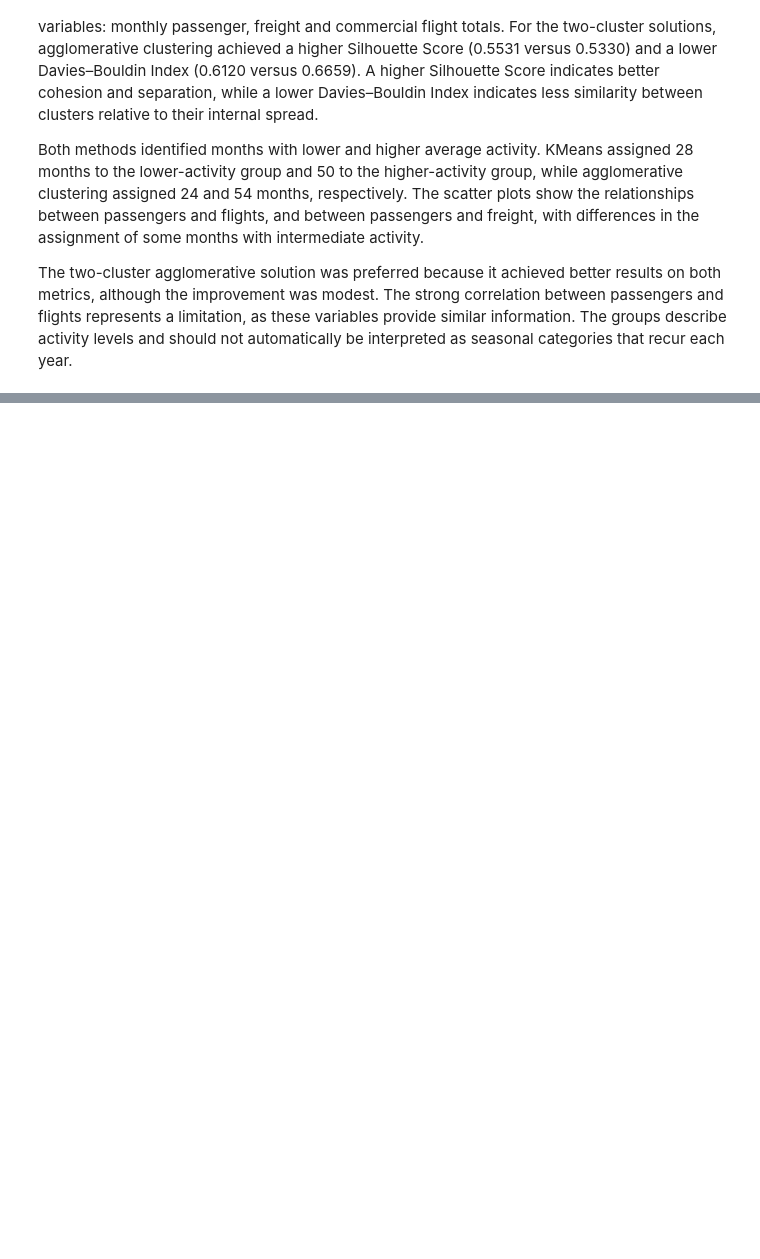
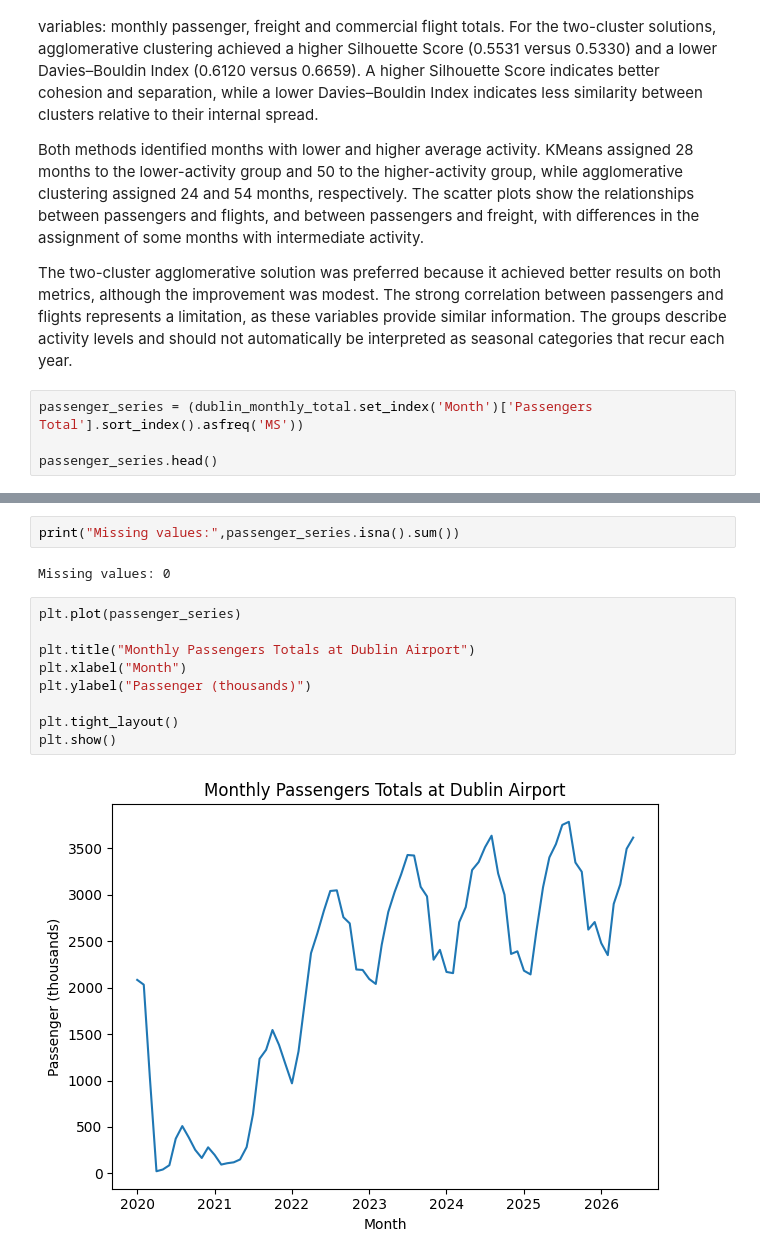
Before and after one commit to Ricardocotaa/CA1-Machine-Learning-2-Ricardo-Cota, a Jupyter notebook: CA1 MachineLearning-RicardoCota.ipynb, the cells around one changed output, grey strips where cells are left out. Drawn from its saved outputs; the diff is of its cells as text; blank space fills up the shorter version.

Commit message:
Time series exploration and initial ADF test

```diff
--- a/CA1 MachineLearning-RicardoCota.ipynb
+++ b/CA1 MachineLearning-RicardoCota.ipynb
@@ -676,3 +676,7 @@ KMeans and agglomerative clustering were compared using the same three standardi
 Both methods identified months with lower and higher average activity. KMeans assigned 28 months to the lower-activity group and 50 to the higher-activity group, while agglomerative clustering assigned 24 and 54 months, respectively. The scatter plots show the relationships between passengers and flights, and between passengers and freight, with differences in the assignment of some months with intermediate activity.
 
 The two-cluster agglomerative solution was preferred because it achieved better results on both metrics, although the improvement was modest. The strong correlation between passengers and flights represents a limitation, as these variables provide similar information. The groups describe activity levels and should not automatically be interpreted as seasonal categories that recur each year.
+# %%
+passenger_series = (dublin_monthly_total.set_index('Month')['Passengers Total'].sort_index().asfreq('MS'))
+
+passenger_series.head()
@@ -678,0 +703,15 @@ The two-cluster agglomerative solution was preferred because it achieved better
+# %%
+print("Missing values:",passenger_series.isna().sum())
+# %% [output]
+Missing values: 0
+# %%
+plt.plot(passenger_series)
+
+plt.title("Monthly Passengers Totals at Dublin Airport")
+plt.xlabel("Month")
+plt.ylabel("Passenger (thousands)")
+
+plt.tight_layout()
+plt.show()
+# %% [output]
+[figure, added]
```
Also changed, not shown: parts of 7 cells of this notebook.
